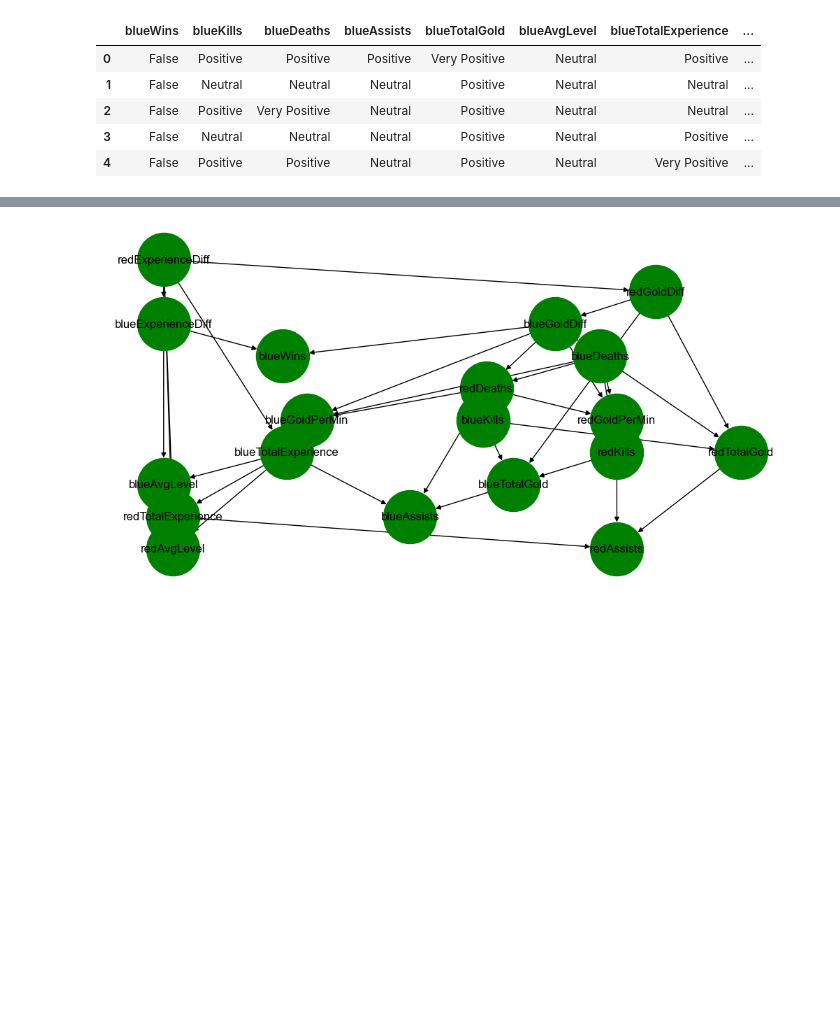
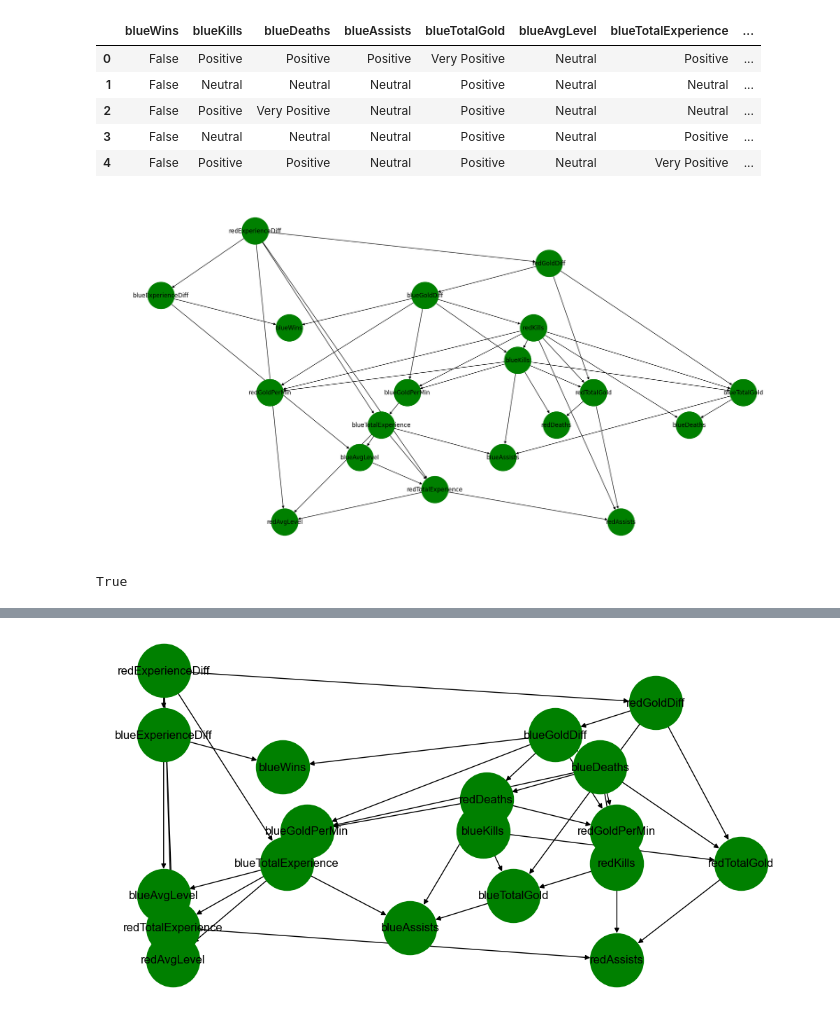
Before and after one commit to elements72/FAIKR-M3, a Jupyter notebook: lol.ipynb, the cells around one changed output, grey strips where cells are left out. Drawn from its saved outputs; the diff is of its cells as text; code cells hidden in the pictures; blank space fills up the shorter version.

```diff
--- a/lol.ipynb
+++ b/lol.ipynb
@@ -483,3 +583,28 @@ discretized_cleaned_dataset.head()
 | 2 | False | Positive | Very Positive | Neutral | Positive | Neutral | Neutral | ... |
 | 3 | False | Neutral | Neutral | Neutral | Positive | Neutral | Positive | ... |
 | 4 | False | Positive | Positive | Neutral | Positive | Neutral | Very Positive | ... |
+# %%
+estimator_complete = HillClimbSearch(discretized_cleaned_dataset)
+
+
+black_list_complete = [('blueWins', node) for node in discretized_cleaned_dataset.columns[:-1]]
+
+hillclimb_model_complete = estimator_complete.estimate(scoring_method=BDsScore(discretized_cleaned_dataset), black_list=black_list_complete, max_iter=2000)
+hillclimb_model_complete = BayesianNetwork(hillclimb_model_complete)
+draw_graph(hillclimb_model_complete, figsize=(20, 10))
+
+
+#ok?
+# %% [output]
+[figure, added]
+# %%
+hillclimb_model_complete.fit(data=discretized_cleaned_dataset,
+            estimator=BayesianEstimator,
+            prior_type="BDeu",
+            equivalent_sample_size=10,
+            complete_samples_only=False,
+)
+
+hillclimb_model_complete.check_model()
+# %% [output]
+True
```
Also changed, not shown: parts of 17 cells of this notebook, 1 other file.
